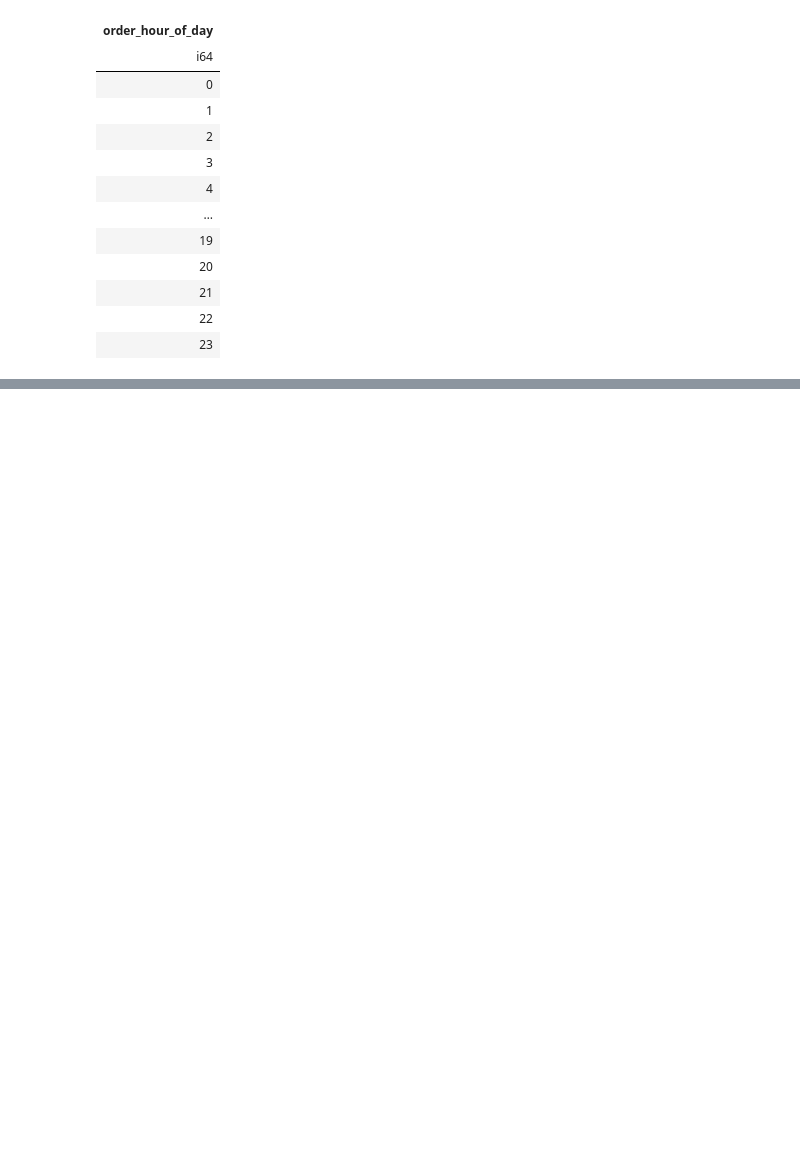
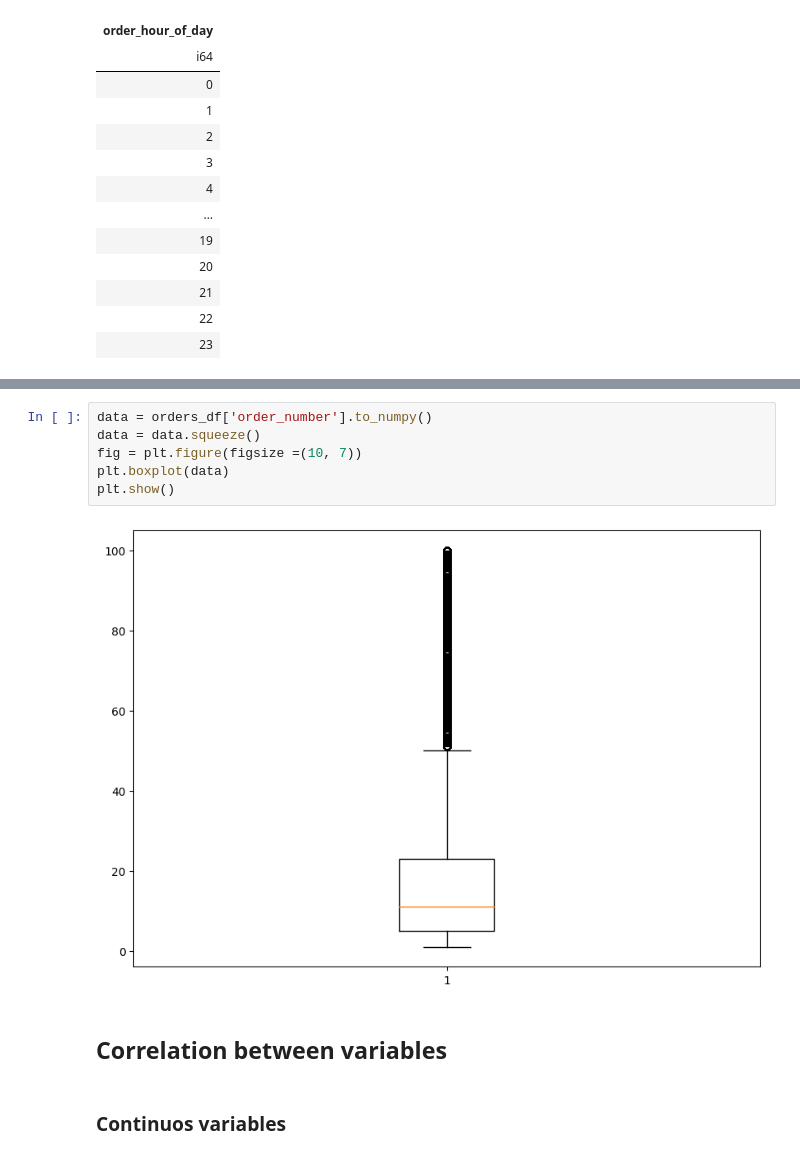
Before and after one commit to d-sutariya/Instacart-Basket-Recommendation, a Jupyter notebook: instacart-basket-analysis-data-check.ipynb, the cells around one changed output, grey strips where cells are left out. Saved outputs shown, nothing was run; the diff lists cells and outputs as text; blank space fills up the shorter version.

```diff
--- a/instacart-basket-analysis-data-check.ipynb
+++ b/instacart-basket-analysis-data-check.ipynb
@@ -121,0 +205,12 @@ orders_df['days_since_prior_order'].max()
+# %%
+data = orders_df['order_number'].to_numpy()
+data = data.squeeze()
+fig = plt.figure(figsize =(10, 7))
+plt.boxplot(data)
+plt.show()
+# %% [output]
+[figure, added]
+# %% [markdown]
+## Correlation between variables
+# %% [markdown]
+### Continuos variables
```
Also changed, not shown: parts of 20 cells of this notebook.
